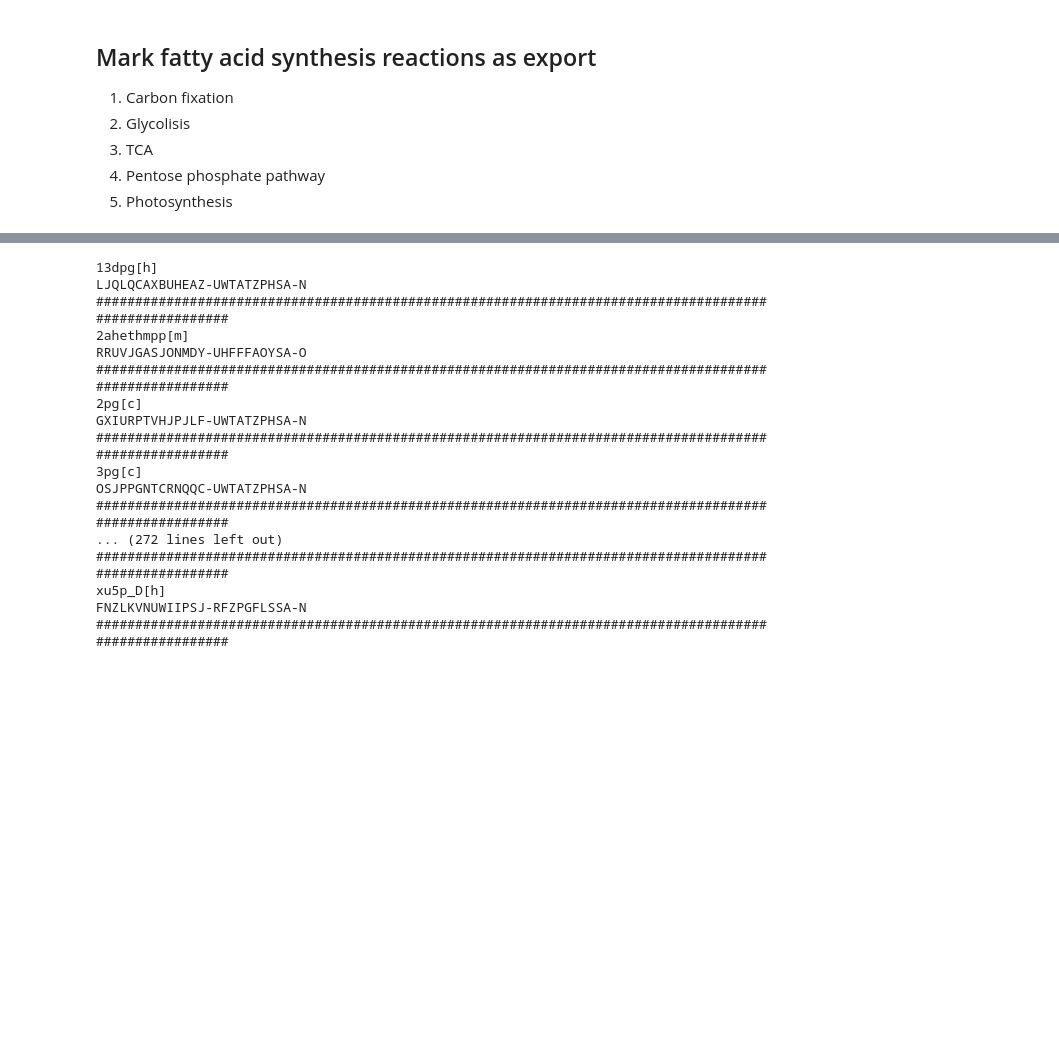
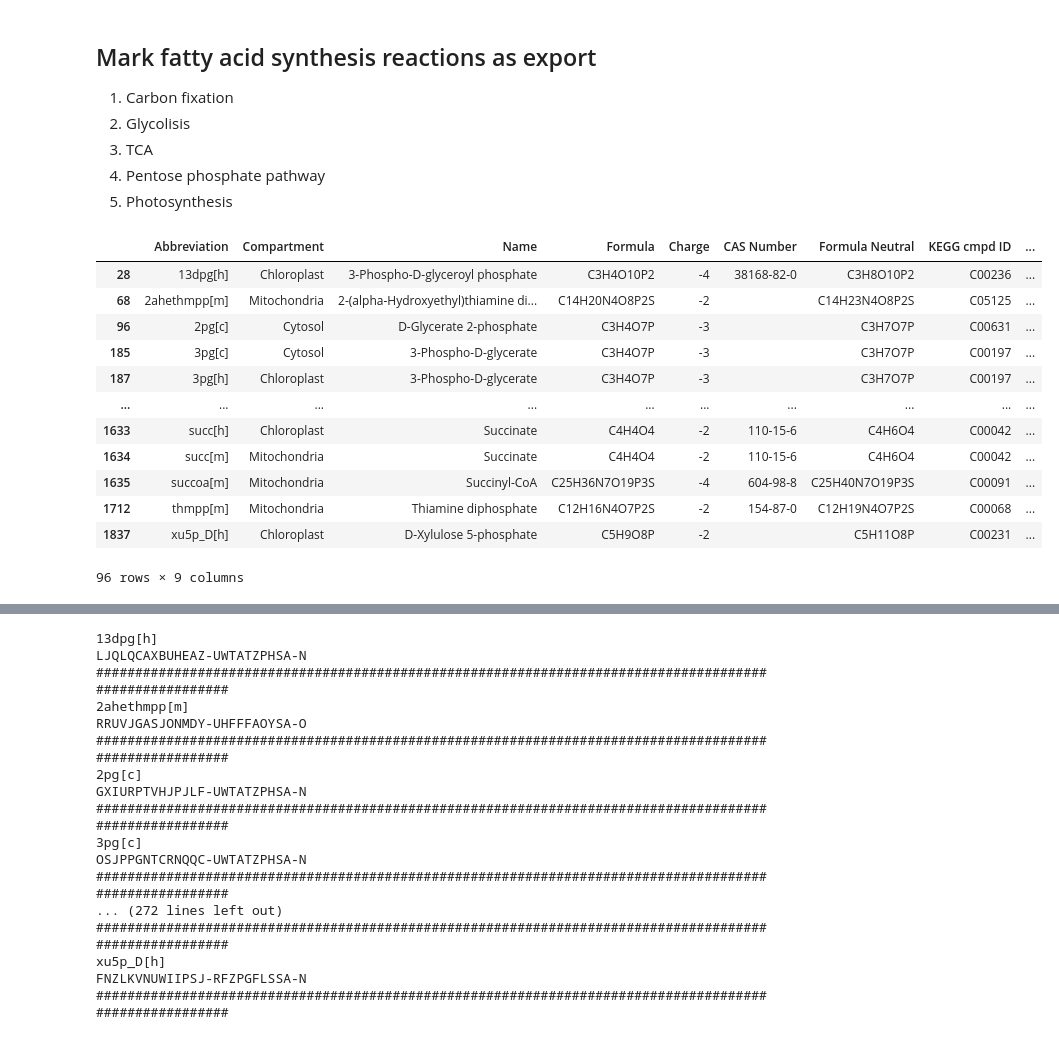
Before and after one commit to flexogore/Thesis, a Jupyter notebook: Chlamy.ipynb, the cells around one changed output, grey strips where cells are left out. Cells and saved outputs as stored; diff of their text form; code cells hidden in the pictures; blank space fills up the shorter version.

```diff
--- a/Chlamy.ipynb
+++ b/Chlamy.ipynb
@@ -119,3 +116,32 @@ filtered_df.to_excel('essentmets.xlsx')
+# %%
+ref = pd.read_csv('elements.csv')
+
+def add_compartment(compound):
+    if not re.search(r'\[[a-z]\]$', compound):  # Check if compartment is missing
+        return f"{compound}[c]"
+    return compound
+
+#### Apply to the column
+ref['Abbreviation'] = ref['Abbreviation'].apply(add_compartment)
+ref['Abbreviation'] = ref['Abbreviation'].str.replace('-', '_')
+
+filtered_df = ref[ref['Abbreviation'].isin(model['mets'])]
+filtered_df.to_excel('essentmets.xlsx')
+filtered_df
+# %% [output]
+|  | Abbreviation | Compartment | Name | Formula | Charge | CAS Number | Formula Neutral | KEGG cmpd ID | ... |
+| 28 | 13dpg[h] | Chloroplast | 3-Phospho-D-glyceroyl phosphate | C3H4O10P2 | -4 | 38168-82-0 | C3H8O10P2 | C00236 | ... |
+| 68 | 2ahethmpp[m] | Mitochondria | 2-(alpha-Hydroxyethyl)thiamine di... | C14H20N4O8P2S | -2 |  | C14H23N4O8P2S | C05125 | ... |
+| 96 | 2pg[c] | Cytosol | D-Glycerate 2-phosphate | C3H4O7P | -3 |  | C3H7O7P | C00631 | ... |
+| 185 | 3pg[c] | Cytosol | 3-Phospho-D-glycerate | C3H4O7P | -3 |  | C3H7O7P | C00197 | ... |
+| 187 | 3pg[h] | Chloroplast | 3-Phospho-D-glycerate | C3H4O7P | -3 |  | C3H7O7P | C00197 | ... |
+| ... | ... | ... | ... | ... | ... | ... | ... | ... | ... |
+| 1633 | succ[h] | Chloroplast | Succinate | C4H4O4 | -2 | 110-15-6 | C4H6O4 | C00042 | ... |
+| 1634 | succ[m] | Mitochondria | Succinate | C4H4O4 | -2 | 110-15-6 | C4H6O4 | C00042 | ... |
+| 1635 | succoa[m] | Mitochondria | Succinyl-CoA | C25H36N7O19P3S | -4 | 604-98-8 | C25H40N7O19P3S | C00091 | ... |
+| 1712 | thmpp[m] | Mitochondria | Thiamine diphosphate | C12H16N4O7P2S | -2 | 154-87-0 | C12H19N4O7P2S | C00068 | ... |
+| 1837 | xu5p_D[h] | Chloroplast | D-Xylulose 5-phosphate | C5H9O8P | -2 |  | C5H11O8P | C00231 | ... |
+96 rows × 9 columns
 # %%
 import requests
 import pubchempy as pcp
```
Also changed, not shown: parts of 8 cells of this notebook, 2 other files.
